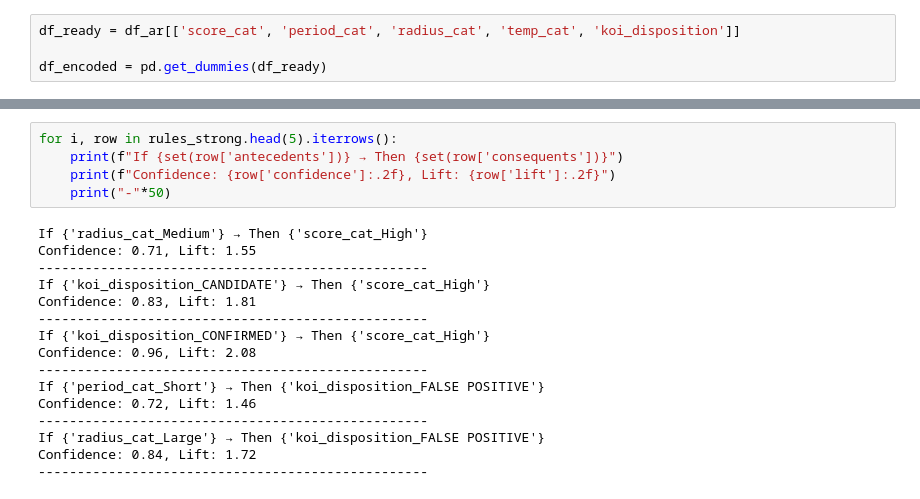
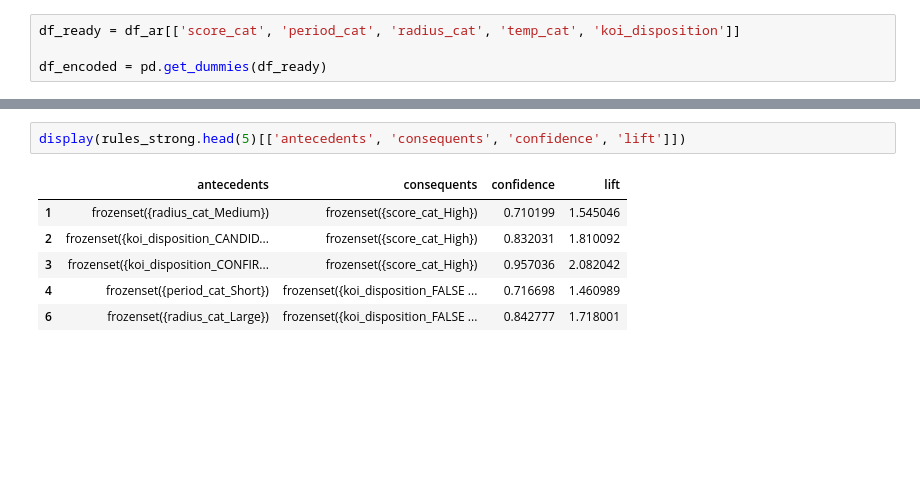
Before and after one commit to Ahmed-Esso/Kepler-Exoplanet, a Jupyter notebook: notebooks/Advanced classifcation.ipynb, the cells around one changed output, grey strips where cells are left out. Cells and saved outputs as stored; diff of their text form; blank space fills up the shorter version.

```diff
--- a/notebooks/Advanced classifcation.ipynb
+++ b/notebooks/Advanced classifcation.ipynb
@@ -1358,24 +914,12 @@ rules_strong.sort_values(by='lift', ascending=False).head(10)
 # %%
-for i, row in rules_strong.head(5).iterrows():
-    print(f"If {set(row['antecedents'])} → Then {set(row['consequents'])}")
-    print(f"Confidence: {row['confidence']:.2f}, Lift: {row['lift']:.2f}")
-    print("-"*50)
+display(rules_strong.head(5)[['antecedents', 'consequents', 'confidence', 'lift']])
 # %% [output]
-If {'radius_cat_Medium'} → Then {'score_cat_High'}
-Confidence: 0.71, Lift: 1.55
---------------------------------------------------
-If {'koi_disposition_CANDIDATE'} → Then {'score_cat_High'}
-Confidence: 0.83, Lift: 1.81
---------------------------------------------------
-If {'koi_disposition_CONFIRMED'} → Then {'score_cat_High'}
-Confidence: 0.96, Lift: 2.08
---------------------------------------------------
-If {'period_cat_Short'} → Then {'koi_disposition_FALSE POSITIVE'}
-Confidence: 0.72, Lift: 1.46
---------------------------------------------------
-If {'radius_cat_Large'} → Then {'koi_disposition_FALSE POSITIVE'}
-Confidence: 0.84, Lift: 1.72
---------------------------------------------------
+|  | antecedents | consequents | confidence | lift |
+| 1 | frozenset({radius_cat_Medium}) | frozenset({score_cat_High}) | 0.710199 | 1.545046 |
+| 2 | frozenset({koi_disposition_CANDID... | frozenset({score_cat_High}) | 0.832031 | 1.810092 |
+| 3 | frozenset({koi_disposition_CONFIR... | frozenset({score_cat_High}) | 0.957036 | 2.082042 |
+| 4 | frozenset({period_cat_Short}) | frozenset({koi_disposition_FALSE ... | 0.716698 | 1.460989 |
+| 6 | frozenset({radius_cat_Large}) | frozenset({koi_disposition_FALSE ... | 0.842777 | 1.718001 |
 # %%
 import matplotlib.pyplot as plt
 
```
Also changed, not shown: parts of 49 cells of this notebook.
